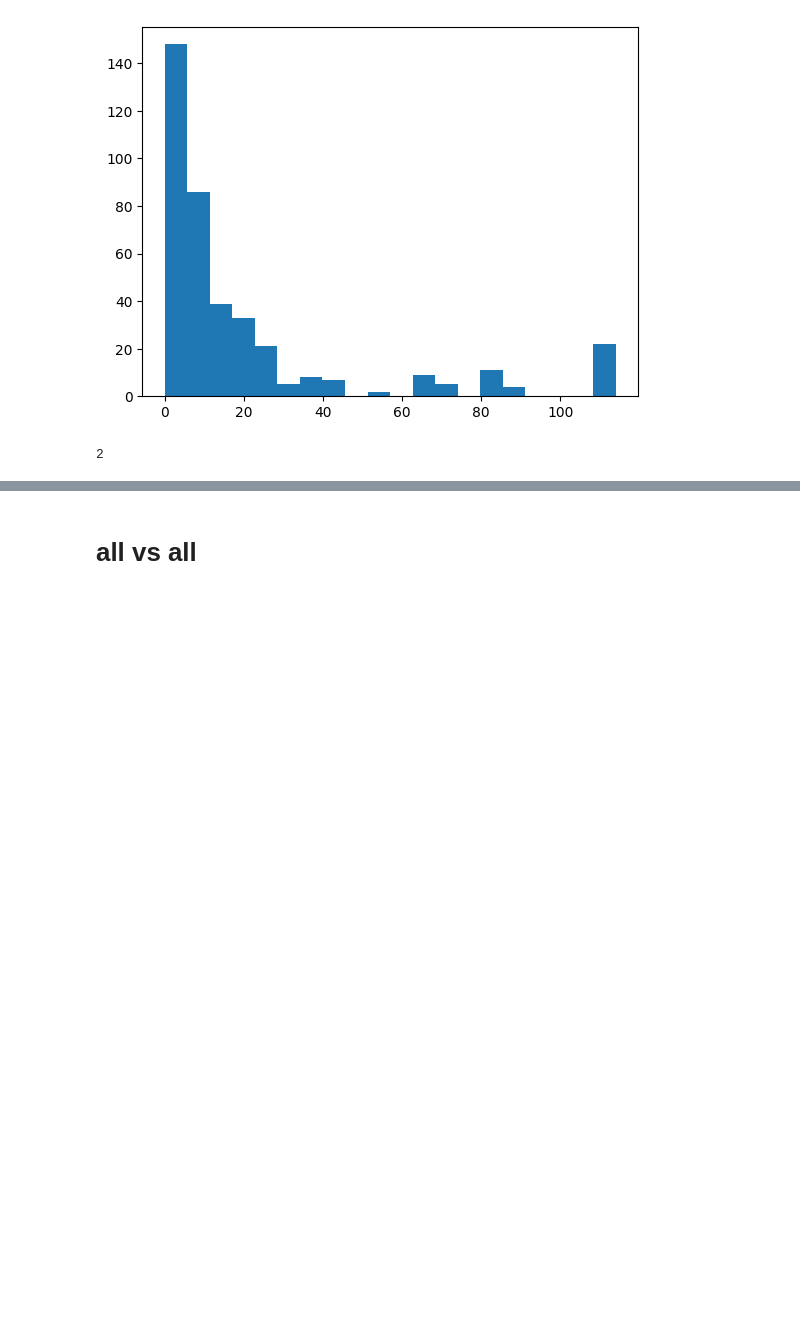
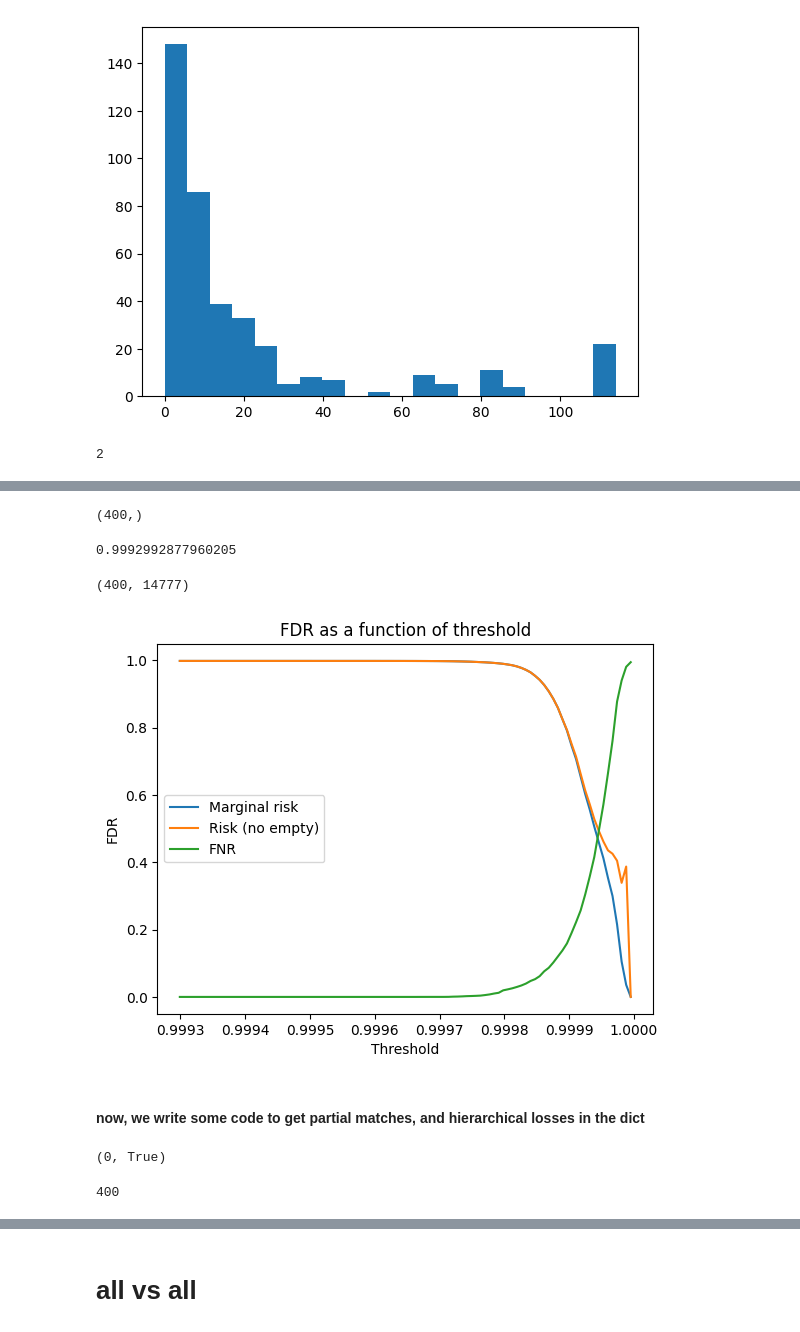
Before and after one commit to ronboger/conformal-protein-retrieval, a Jupyter notebook: test_scope_conformal_retrieval.ipynb, the cells around one changed output, grey strips where cells are left out. Saved outputs shown, nothing was run; the diff lists cells and outputs as text; code cells hidden in the pictures; blank space fills up the shorter version.

```diff
--- a/test_scope_conformal_retrieval.ipynb
+++ b/test_scope_conformal_retrieval.ipynb
@@ -260,0 +397,8 @@ exact_matches = np.array([sum(n['exact']) for n in near_ids])
+# %%
+## reshape sims to be (400, 14777)
+sims = np.array(sims).reshape(400, 14777)
+
+lam = sims.max()
+
+## return boolean array of all elements in sims that are greater than lam
+sims < lam
@@ -260,0 +413,38 @@ exact_matches = np.array([sum(n['exact']) for n in near_ids])
+# %%
+(sims < lam).sum(axis=1).shape
+# %% [output]
+(400,)
+# %%
+sims.min() ## protein-vec similarities are weiiiird
+# %% [output]
+0.9992992877960205
+# %%
+labels.shape
+# %% [output]
+(400, 14777)
+# %%
+# Plot FDR as a function of lambda
+# sims, labels = get_sims_labels(data, partial=False)
+labels = np.stack([query['exact'] for query in near_ids], axis=0)
+sims = np.stack([query['S_i'] for query in near_ids], axis=0)
+# %%
+plt.figure()
+
+lambdas = np.linspace(sims.min(),sims.max(),100)
+risks = [risk(sims, labels, lam) for lam in lambdas]
+risks_no_empties = [risk_no_empties(sims, labels, lam) for lam in lambdas]
+# percentage_of_discoveries_rsk = [percentage_of_discoveries(sims, labels, lam) for lam in lambdas]
+fnr = [calculate_false_negatives(sims, labels, lam) for lam in lambdas]
+plt.plot(lambdas, risks, label='Marginal risk')
+plt.plot(lambdas, risks_no_empties, label='Risk (no empty)')
+# plt.plot(lambdas, percentage_of_discoveries_rsk, label='Percentage of discoveries')
+plt.plot(lambdas, fnr, label='FNR')
+plt.xlabel('Threshold')
+plt.ylabel('FDR')
+plt.title('FDR as a function of threshold')
+plt.legend()
+plt.show()
+# %% [output]
+[figure, added]
+# %% [markdown]
+#### now, we write some code to get partial matches, and hierarchical losses in the dict
@@ -260,0 +463,7 @@ exact_matches = np.array([sum(n['exact']) for n in near_ids])
+# %%
+test_y = 'a.1.1.1'
+test_y_hat = 'a.1.1.1'
+
+print(scope_hierarchical_loss(test_y, test_y_hat))
+# %% [output]
+(0, True)
@@ -260,0 +498,5 @@ exact_matches = np.array([sum(n['exact']) for n in near_ids])
+# %%
+near_ids = np.load('partial_near_ids_scope_test_v_lookup.npy', allow_pickle=True)
+len(near_ids)
+# %% [output]
+400
```
Also changed, not shown: parts of 34 cells of this notebook.
